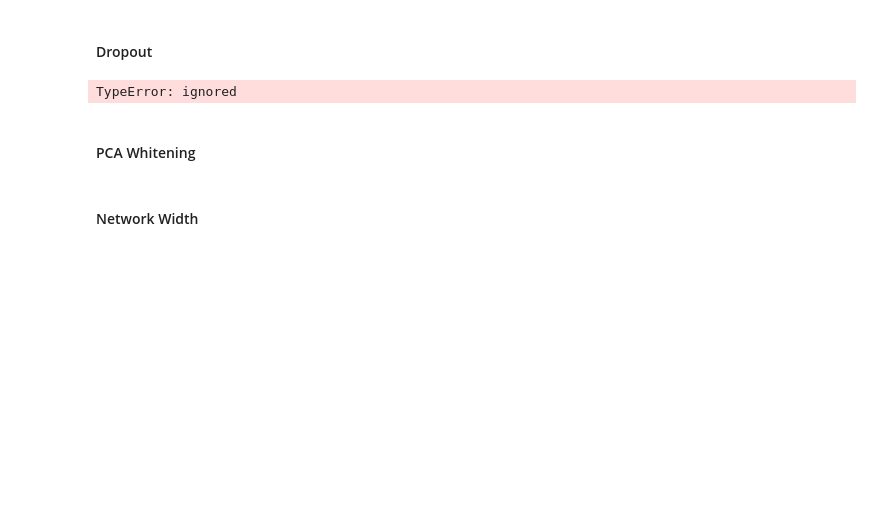
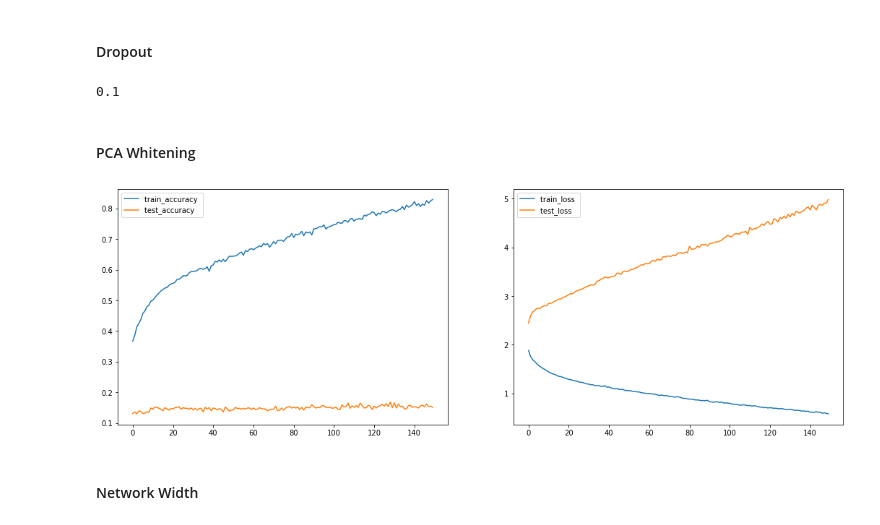
Before and after one commit to ItayShalit/Intro-to-Deep-Learning, a Jupyter notebook: Intro_to_DL_Assignment_1.ipynb, the cells around one changed output. Saved outputs shown, nothing was run; the diff lists cells and outputs as text; code cells hidden in the pictures; blank space fills up the shorter version.

```diff
--- a/Intro_to_DL_Assignment_1.ipynb
+++ b/Intro_to_DL_Assignment_1.ipynb
@@ -384,18 +328,17 @@ train_and_plot_results(trainloader, testloader, model, loss_fn, optimizer, epoch
 # %%
 class FFNeuralNetworkDropout(nn.Module):
     def __init__(self):
-        super(FFNeuralNetwork, self).__init__()
+        super(FFNeuralNetworkDropout, self).__init__()
         self.flatten = nn.Flatten()
-        input_layer = skip_init(nn.Linear, 3072, 256) #To save computations, Parameter initialization is currently skipped,
+        input_layer = nn.Linear(3072, 256) #To save computations, Parameter initialization is currently skipped,
                                                       #and will be done before training using a custom distribution.
-        hidden_layer = skip_init(nn.Linear, 256, 10)
-        self.dropout = nn.dropout(0.25)
+        hidden_layer = nn.Linear(256, 10)
         self.linear_relu_stack = nn.Sequential(
             input_layer,
-            nn.dropout(0.25),
+            nn.Dropout(0.25),
             nn.ReLU(),
             hidden_layer,
-            nn.dropout(0.25)
+            nn.Dropout(0.25)
         )
 
     def forward(self, x):
@@ -404,56 +347,62 @@ class FFNeuralNetworkDropout(nn.Module):
         return logits
 # %%
 model = FFNeuralNetworkDropout().to(device)
-torch.nn.init.normal_(model.linear_relu_stack[0].weight, mean=0.0, std=best_configuration.init_std)
-torch.nn.init.normal_(model.linear_relu_stack[2].weight, mean=0.0, std=best_configuration.init_std)
-optimizer = torch.optim.SGD(model.parameters(), lr=best_configuration["learning rate"], momentum=best_configuration["momentum_param"], weight_decay=1e-4)
-train_and_plot_results(trainloader, testloader, model, loss_fn, optimizer, epochs, device)
+torch.nn.init.normal_(model.linear_relu_stack[0].weight, mean=0.0, std=best_configuration['init_std'])
+torch.nn.init.normal_(model.linear_relu_stack[3].weight, mean=0.0, std=best_configuration['init_std'])
+optimizer = torch.optim.SGD(model.parameters(), lr=best_configuration["learning rate"], momentum=best_configuration["momentum_param"])
+train_and_plot_results(trainloader, testloader, model, loss_fn, optimizer, 100, device)
-# %% [output]
-TypeError: ignored
+# %%
+best_configuration['init_std']
+# %% [output]
+0.1
 # %% [markdown]
 #### PCA Whitening
 # %%
-class FFNeuralNetwork(nn.Module):
+class FFNeuralNetworkPCA(nn.Module):
     def __init__(self):
-        super(FFNeuralNetwork, self).__init__()
+        super(FFNeuralNetworkPCA, self).__init__()
         self.flatten = nn.Flatten()
-        input_layer = skip_init(nn.Linear, 20, 256) #To save computations, Parameter initialization is currently skipped,
+        input_layer = nn.Linear(20, 256) #To save computations, Parameter initialization is currently skipped,
                                                       #and will be done before training using a custom distribution.
-        hidden_layer = skip_init(nn.Linear, 256, 10)
+        hidden_layer = nn.Linear(256, 10)
         self.linear_relu_stack = nn.Sequential(
             input_layer,
             nn.ReLU(),
             hidden_layer,
         )
 
     def forward(self, x):
         x = self.flatten(x)
         logits = self.linear_relu_stack(x)
         return logits
 
 pca = PCA(n_components=20, whiten=True, random_state=10)
 train_x_pca = pca.fit_transform(train_x)
 test_x_pca = pca.fit_transform(test_x)
 tensor_trainx = torch.Tensor(train_x_pca)
 tensor_trainy = torch.Tensor(train_y)
+tensor_trainy = tensor_trainy.type(torch.LongTensor)
 tensor_testx = torch.Tensor(test_x_pca)
 tensor_testy = torch.Tensor(test_y)
+tensor_testy = tensor_testy.type(torch.LongTensor)
 
-trainset_pca = torch.utils.data.TensorDataset(tensor_trainx,tensor_trainy)
-testset_pca = torch.utils.data.TensorDataset(tensor_testx,tensor_testy)
 
-trainsubset_pca = torch.utils.data.Subset(trainset_pca, sample_train_idx)
-testsubset_pca = torch.utils.data.Subset(testset_pca, sample_test_idx)
-#Should sample the same samples as those I used for training and testing SVM.
-trainloader_pca = torch.utils.data.DataLoader(trainsubset_pca, batch_size = batch_size,
+trainset_pca = torch.utils.data.TensorDataset(tensor_trainx, tensor_trainy)
+testset_pca = torch.utils.data.TensorDataset(tensor_testx, tensor_testy)
+
+trainloader_pca = torch.utils.data.DataLoader(trainset_pca, batch_size = batch_size,
                                           num_workers=2, shuffle = True)
-testloader_pca = torch.utils.data.DataLoader(testsubset_pca, batch_size = batch_size,
+testloader_pca = torch.utils.data.DataLoader(testset_pca, batch_size = batch_size,
                                           num_workers=2, shuffle = True)
 
-torch.nn.init.normal_(model.linear_relu_stack[0].weight, mean=0.0, std=best_configuration.init_std)
-torch.nn.init.normal_(model.linear_relu_stack[2].weight, mean=0.0, std=best_configuration.init_std)
+model = FFNeuralNetworkPCA().to(device)
+
+torch.nn.init.normal_(model.linear_relu_stack[0].weight, mean=0.0, std=best_configuration['init_std'])
+torch.nn.init.normal_(model.linear_relu_stack[2].weight, mean=0.0, std=best_configuration['init_std'])
 optimizer = torch.optim.SGD(model.parameters(), lr=best_configuration["learning rate"], momentum=best_configuration["momentum_param"])
-train_and_plot_results(trainloader_pca, testloader_pca, model, loss_fn, optimizer, epochs, device)
+train_and_plot_results(trainloader_pca, testloader_pca, model, loss_fn, optimizer, 150, device)
+# %% [output]
+[figure, added]
 # %% [markdown]
 #### Network Width
 # %%
```
Also changed, not shown: parts of 10 cells of this notebook.
